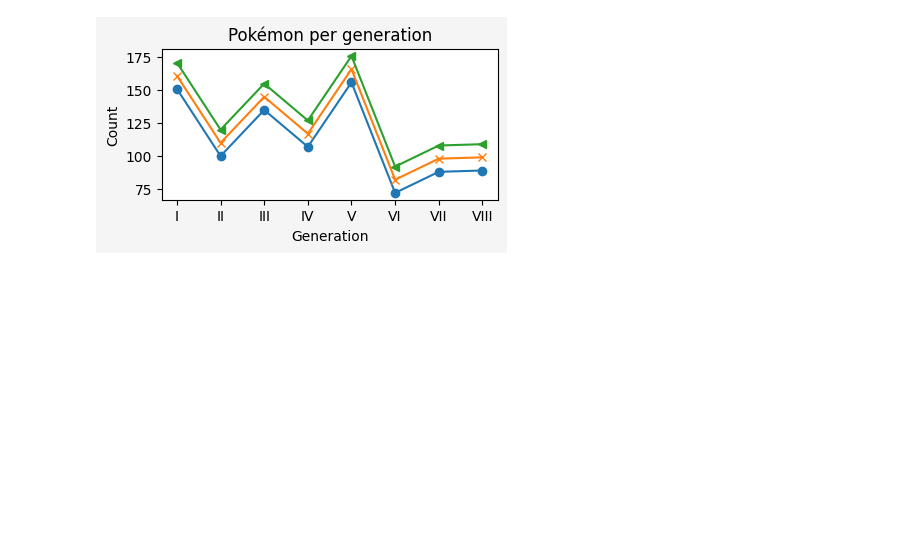
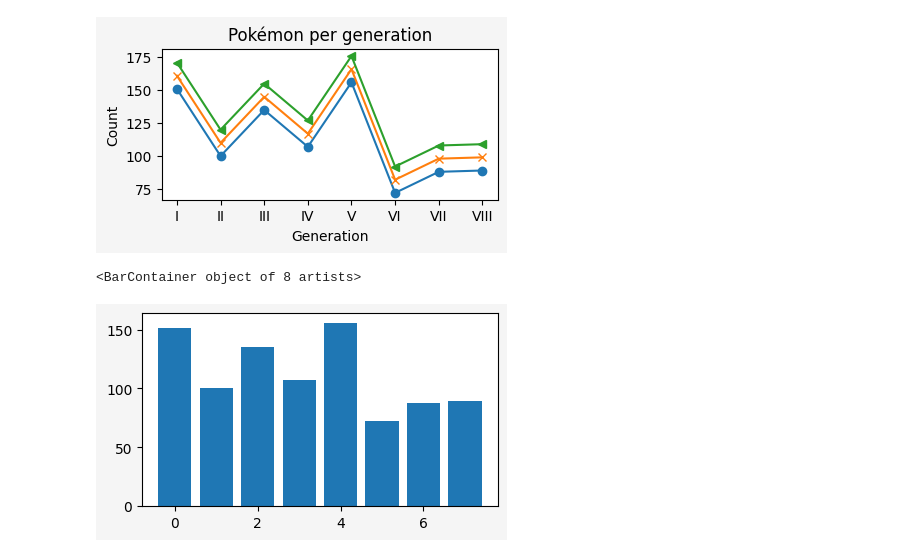
Before and after one commit to mathspp/20240510-webinar-pandas-matplotlib, a Jupyter notebook: webinar.ipynb, the cells around one changed output. Drawn from its saved outputs; the diff is of its cells as text; code cells hidden in the pictures; blank space fills up the shorter version.

```diff
--- a/webinar.ipynb
+++ b/webinar.ipynb
@@ -757,10 +757,13 @@ _ = ax.set_ylabel("Count")
 # %%
 fig, ax = plt.subplots(
     figsize=(4, 2.25),
     facecolor="whitesmoke",
     layout="constrained",
 )
 
-ax.plot(
-    pokemon["gen"].value_counts(sort=False)
+ax.bar(
+    range(8), pokemon["gen"].value_counts(sort=False)
 )
+# %% [output]
+<BarContainer object of 8 artists>
+[figure, added]
```
